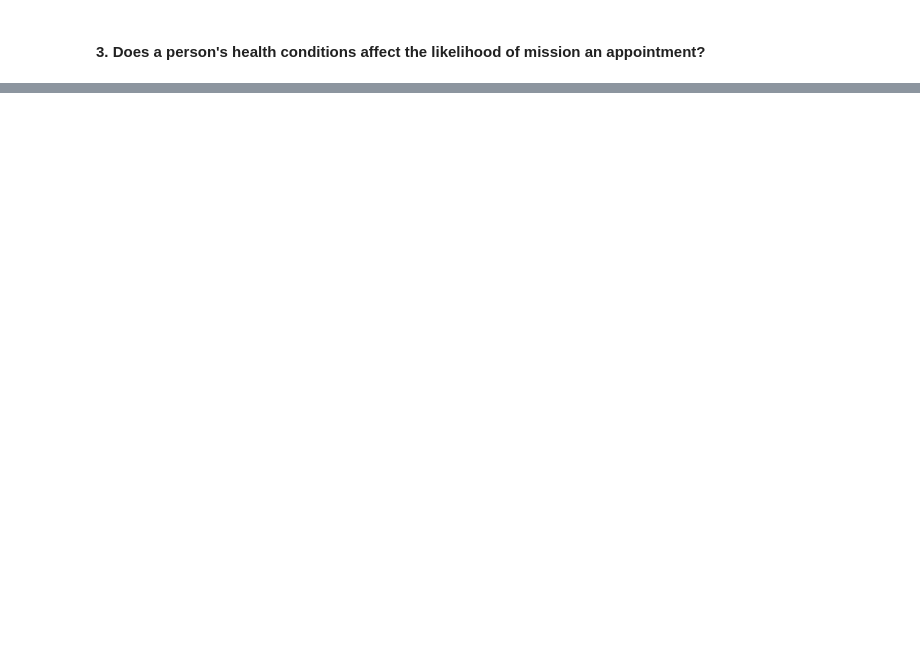
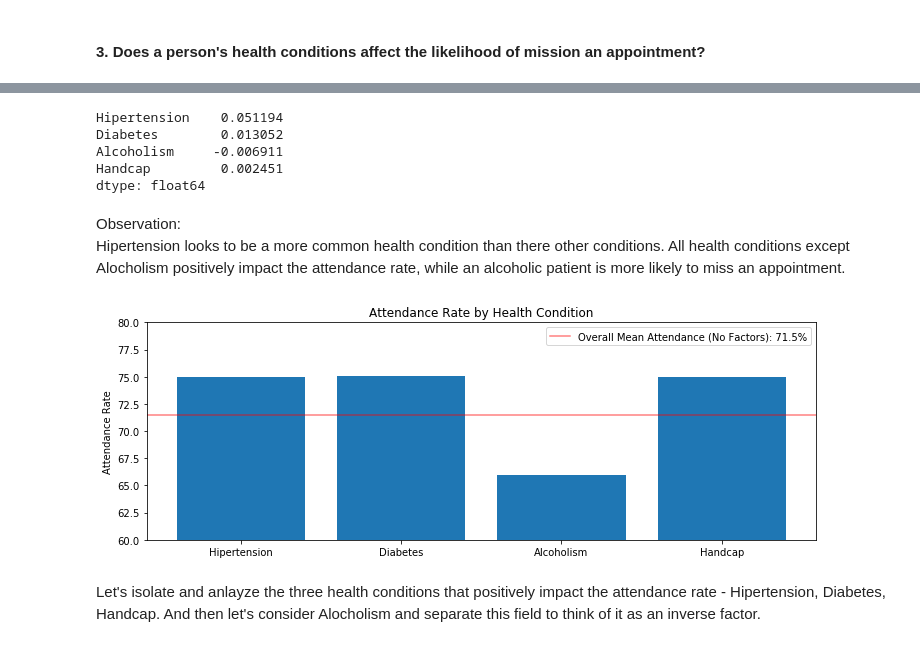
Before and after one commit to timothyshort/data_analysis, a Jupyter notebook: 03_data_analysis/project-no_show_appts/investigate-a-dataset-template.ipynb, the cells around one changed output, grey strips where cells are left out. Saved outputs shown, nothing was run; the diff lists cells and outputs as text; code cells hidden in the pictures; blank space fills up the shorter version.

```diff
--- a/03_data_analysis/project-no_show_appts/investigate-a-dataset-template.ipynb
+++ b/03_data_analysis/project-no_show_appts/investigate-a-dataset-template.ipynb
@@ -315,0 +338,35 @@ For hospitals whose patients' welfare rate is above the overall average, the mea
+# %%
+p_means[5:-3] - m_means[5:-3]
+# %% [output]
+Hipertension    0.051194
+Diabetes        0.013052
+Alcoholism     -0.006911
+Handcap         0.002451
+dtype: float64
+# %% [markdown]
+Observation:<br>
+Hipertension looks to be a more common health condition than there other conditions. All health conditions except Alocholism positively impact the attendance rate, while an alcoholic patient is more likely to miss an appointment.
+# %%
+hipertension_rate = df.query('Hipertension == 1')['ApptResult'].mean()*100
+diabetes_rate = df.query('Diabetes == 1')['ApptResult'].mean()*100
+alcoholism_rate = df.query('Alcoholism == 1')['ApptResult'].mean()*100
+hipertension_rate = df.query('Handcap == 1')['ApptResult'].mean()*100
+# %%
+no_condition_rate = df.query('Handcap == 0 and Hipertension == 0 and Alcoholism == 0 and Diabetes == 0')['ApptResult'].mean()*100
+labels = m_means.index[5:-3].tolist()
+x = range(1, len(labels)+1)
+y = [hipertension_rate, diabetes_rate, alcoholism_rate, hipertension_rate]
+mean_y = sum(y) / len(y)
+
+plt.figure(figsize=(12,4))
+plt.axhline(mean*100, label='Overall Mean Attendance (No Factors): {}%'.format(round(mean*100,1)), color='r', alpha=.5);
+plt.bar(x,y);
+plt.xticks(x,labels);
+plt.ylim(60,80);
+plt.title('Attendance Rate by Health Condition')
+plt.ylabel('Attendance Rate');
+plt.legend();
+# %% [output]
+[figure, added]
+# %% [markdown]
+Let's isolate and anlayze the three health conditions that positively impact the attendance rate - Hipertension, Diabetes, Handcap. And then let's consider Alocholism and separate this field to think of it as an inverse factor.
```
Also changed, not shown: parts of 7 cells of this notebook, 1 other file.
